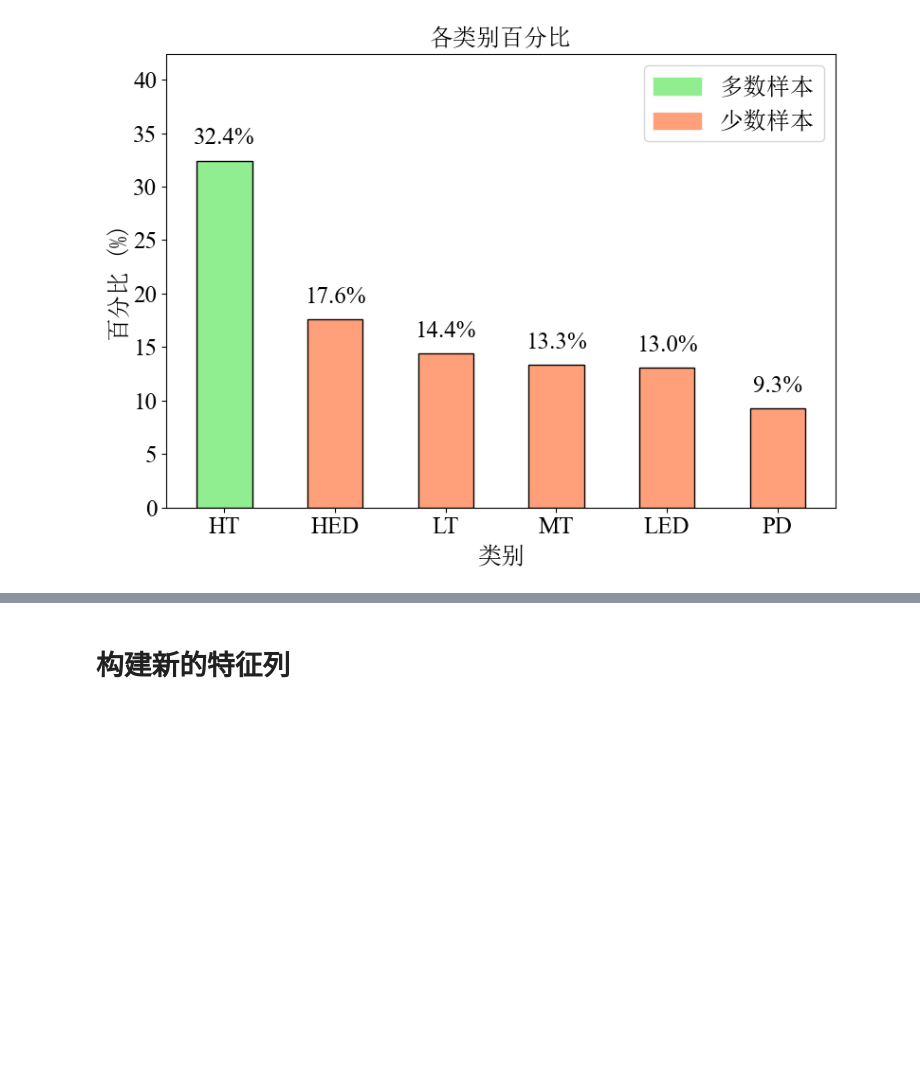
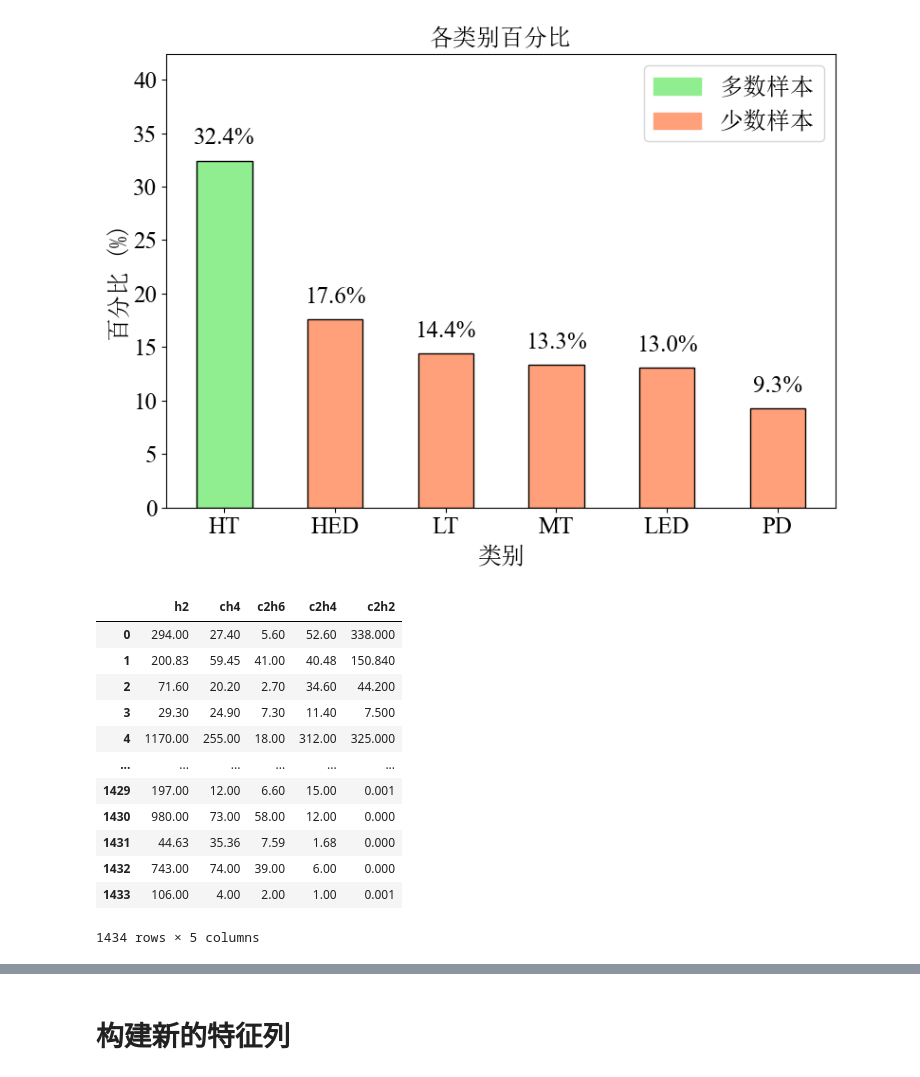
Before and after one commit to Sihan0229/DGA, a Jupyter notebook: Dissolved-Gas-Analysis/dga_mydata.ipynb, the cells around one changed output, grey strips where cells are left out. Drawn from its saved outputs; the diff is of its cells as text; code cells hidden in the pictures; blank space fills up the shorter version.

```diff
--- a/Dissolved-Gas-Analysis/dga_mydata.ipynb
+++ b/Dissolved-Gas-Analysis/dga_mydata.ipynb
@@ -198,3 +216,19 @@ plt.show()  # 显示图形
 # %%
 X = df.iloc[:, :5]
 y = df.iloc[:, -1]
+# %%
+X
+# %% [output]
+|  | h2 | ch4 | c2h6 | c2h4 | c2h2 |
+| 0 | 294.00 | 27.40 | 5.60 | 52.60 | 338.000 |
+| 1 | 200.83 | 59.45 | 41.00 | 40.48 | 150.840 |
+| 2 | 71.60 | 20.20 | 2.70 | 34.60 | 44.200 |
+| 3 | 29.30 | 24.90 | 7.30 | 11.40 | 7.500 |
+| 4 | 1170.00 | 255.00 | 18.00 | 312.00 | 325.000 |
+| ... | ... | ... | ... | ... | ... |
+| 1429 | 197.00 | 12.00 | 6.60 | 15.00 | 0.001 |
+| 1430 | 980.00 | 73.00 | 58.00 | 12.00 | 0.000 |
+| 1431 | 44.63 | 35.36 | 7.59 | 1.68 | 0.000 |
+| 1432 | 743.00 | 74.00 | 39.00 | 6.00 | 0.000 |
+| 1433 | 106.00 | 4.00 | 2.00 | 1.00 | 0.001 |
+1434 rows × 5 columns
```
Also changed, not shown: parts of 11 cells of this notebook, 1 other file.
